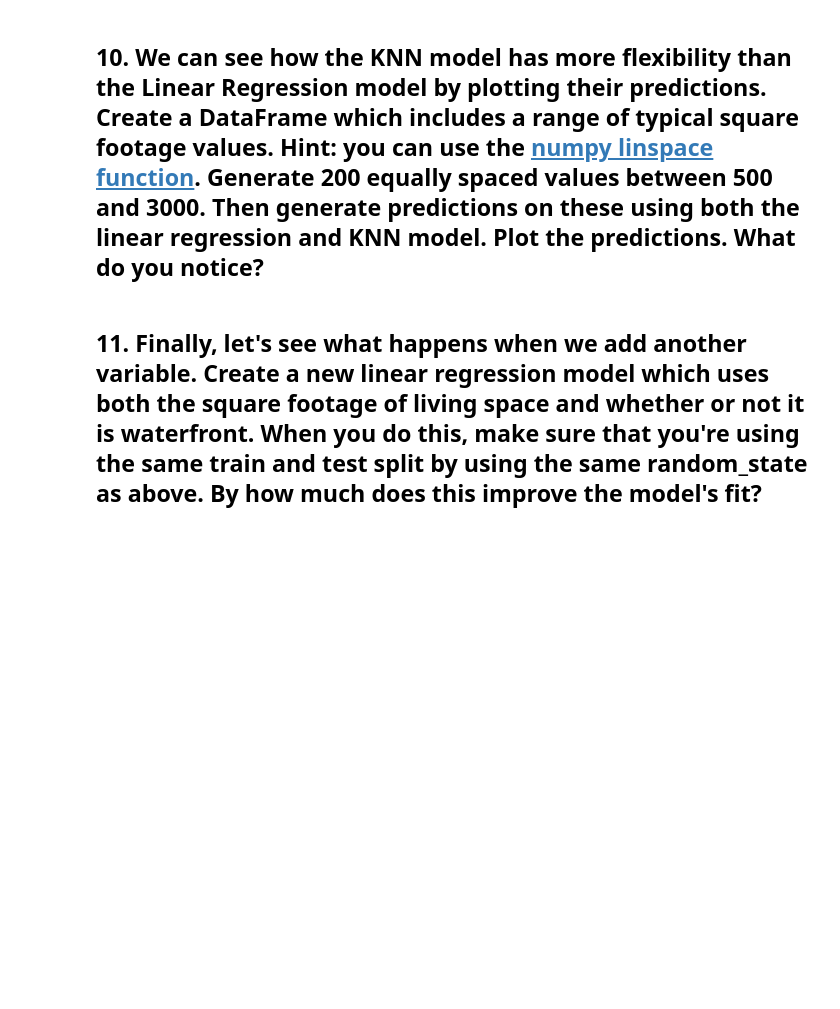
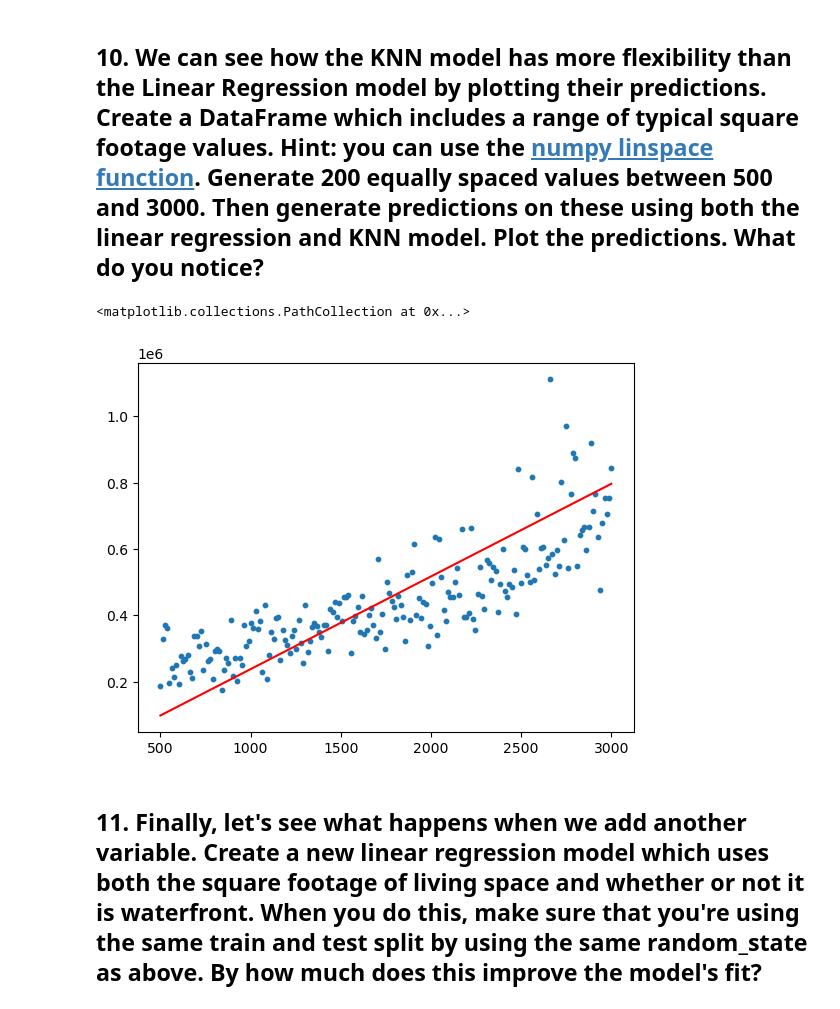
Before and after one commit to nss-data-science-cohort-9/ml-exercise-1-shannequin, a Jupyter notebook: ml_exercise_1-regression_basics.ipynb, the cells around one changed output. Cells and saved outputs as stored; diff of their text form; code cells hidden in the pictures; blank space fills up the shorter version.

```diff
--- a/ml_exercise_1-regression_basics.ipynb
+++ b/ml_exercise_1-regression_basics.ipynb
@@ -69,7 +76,7 @@ random_state = 42
 # %%
 X_train, X_test, y_train, y_test = train_test_split(
     X, y,
-    test_size=0.30,
+    test_size=0.3,
     random_state=random_state
 )
 # %% [markdown]
@@ -273,5 +274,22 @@ print(mean_absolute_percentage_error(y_test, ky_pred))
 0.3768441758040704
 # %% [markdown]
 ## 10. We can see how the KNN model has more flexibility than the Linear Regression model by plotting their predictions. Create a DataFrame which includes a range of typical square footage values. Hint: you can use the [numpy linspace function](https://numpy.org/doc/2.1/reference/generated/numpy.linspace.html). Generate 200 equally spaced values between 500 and 3000. Then generate predictions on these using both the linear regression and KNN model. Plot the predictions. What do you notice?
+# %%
+sqft_range = np.linspace(
+    start=500,
+    stop=3000,
+    num=200
+)
+
+typical_sqft_df = pd.DataFrame(data=sqft_range, columns=['sqft_living'])
+
+lr_pred = model.predict(typical_sqft_df)
+k_pred = k_model.predict(typical_sqft_df)
+
+plt.plot(typical_sqft_df, lr_pred, color='red')
+plt.scatter(typical_sqft_df, k_pred, s=10)
+# %% [output]
+<matplotlib.collections.PathCollection at 0x...>
+[figure, added]
 # %% [markdown]
 ## 11. Finally, let's see what happens when we add another variable. Create a new linear regression model which uses both the square footage of living space and whether or not it is waterfront. When you do this, make sure that you're using the same train and test split by using the same random_state as above. By how much does this improve the model's fit?
```
Also changed, not shown: parts of 11 cells of this notebook.
